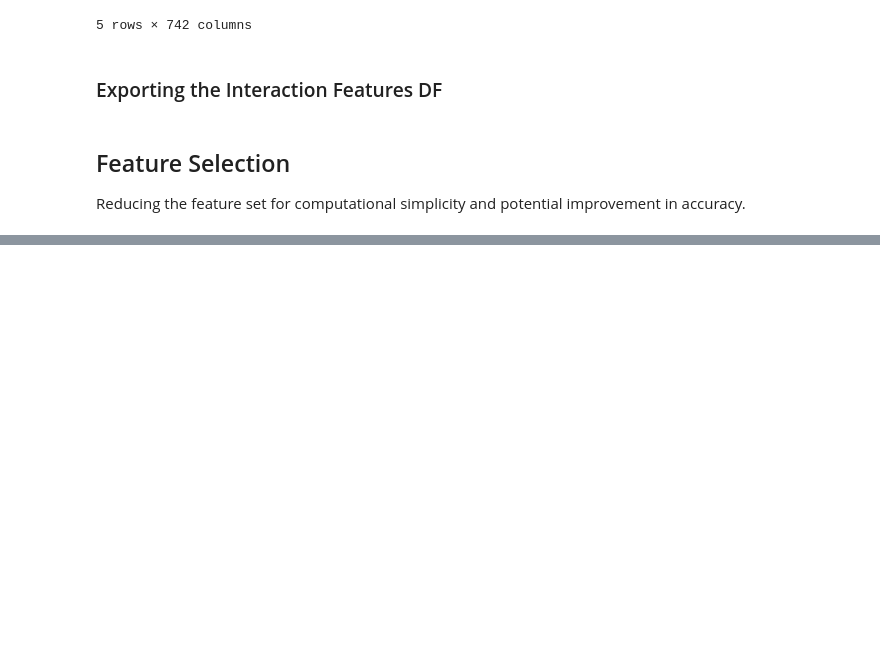
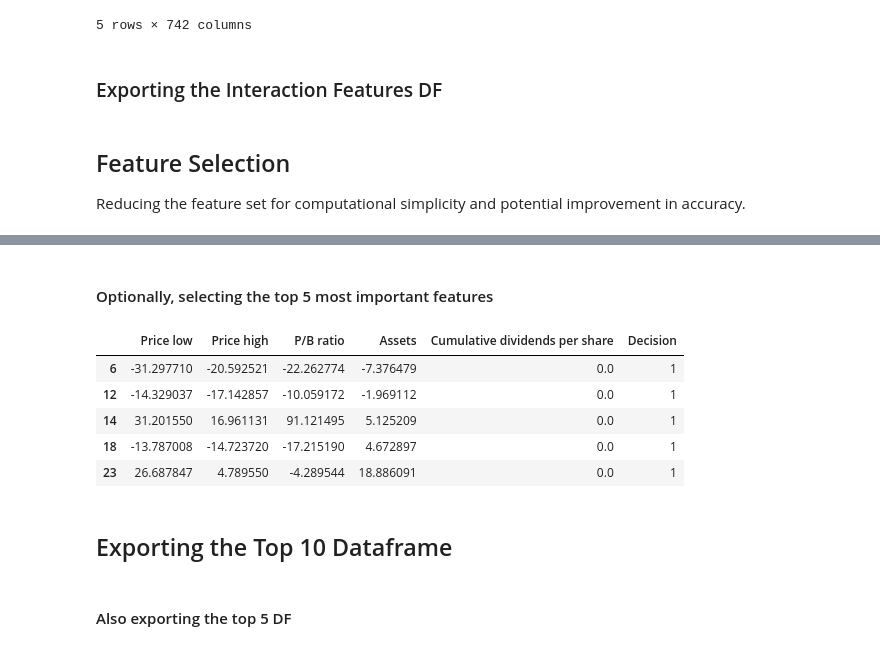
Before and after one commit to marcosan93/Stock-Analyzer, a Jupyter notebook: Classification/Exploring_Data.ipynb, the cells around one changed output, grey strips where cells are left out. Cells and saved outputs as stored; diff of their text form; code cells hidden in the pictures; blank space fills up the shorter version.

```diff
--- a/Classification/Exploring_Data.ipynb
+++ b/Classification/Exploring_Data.ipynb
@@ -330,0 +457,14 @@ len(fltr.get_support())
+# %% [markdown]
+#### Optionally, selecting the top 5 most important features
+# %%
+top5_df = final_df[X.columns[indices][:5]].join(final_df.Decision)
+top5_df.head(5)
+# %% [output]
+|  | Price low | Price high | P/B ratio | Assets | Cumulative dividends per share | Decision |
+| 6 | -31.297710 | -20.592521 | -22.262774 | -7.376479 | 0.0 | 1 |
+| 12 | -14.329037 | -17.142857 | -10.059172 | -1.969112 | 0.0 | 1 |
+| 14 | 31.201550 | 16.961131 | 91.121495 | 5.125209 | 0.0 | 1 |
+| 18 | -13.787008 | -14.723720 | -17.215190 | 4.672897 | 0.0 | 1 |
+| 23 | 26.687847 | 4.789550 | -4.289544 | 18.886091 | 0.0 | 1 |
+# %% [markdown]
+## Exporting the Top 10 Dataframe
@@ -330,0 +474,2 @@ len(fltr.get_support())
+# %% [markdown]
+#### Also exporting the top 5 DF
```
Also changed, not shown: parts of 20 cells of this notebook, 12 other files.
